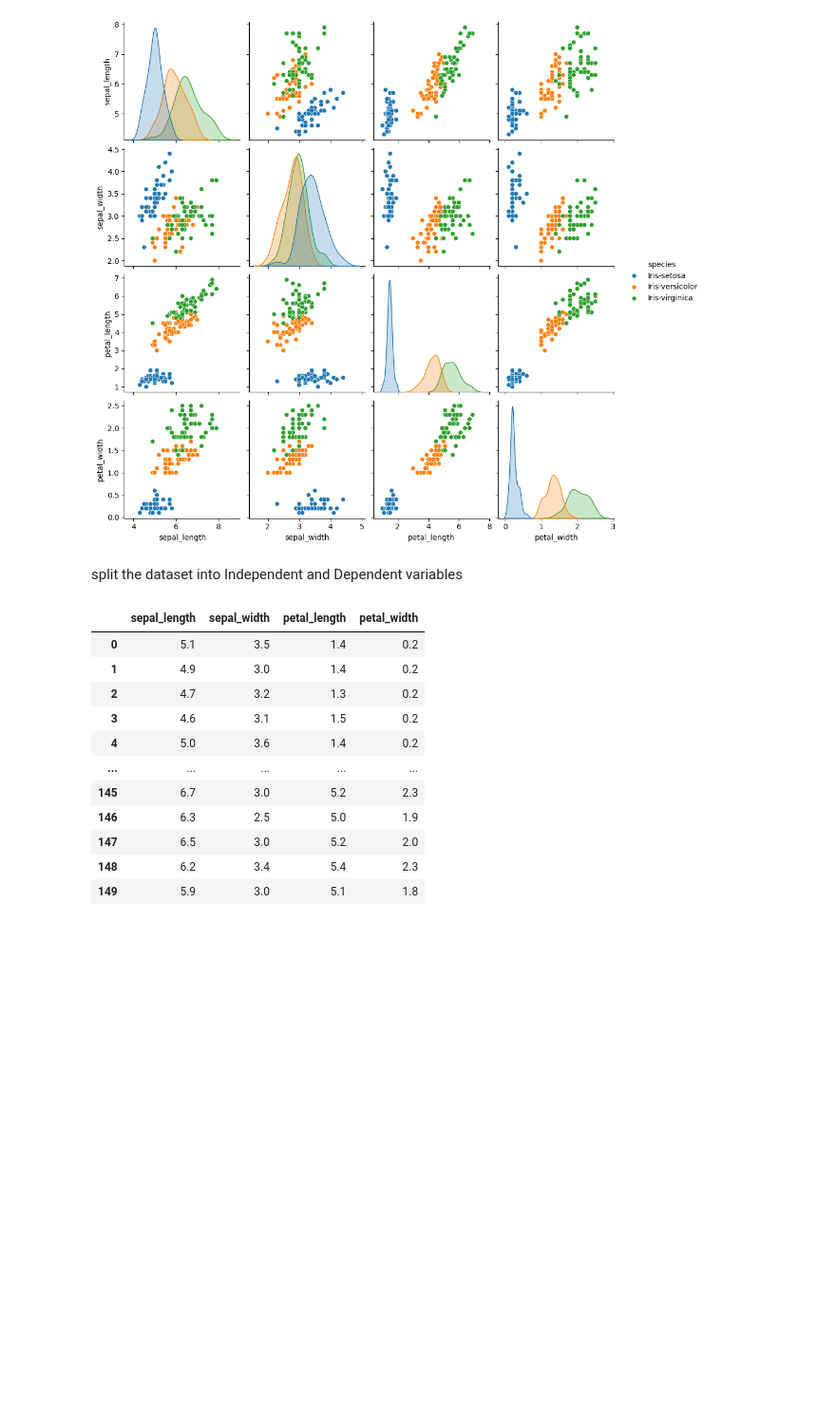
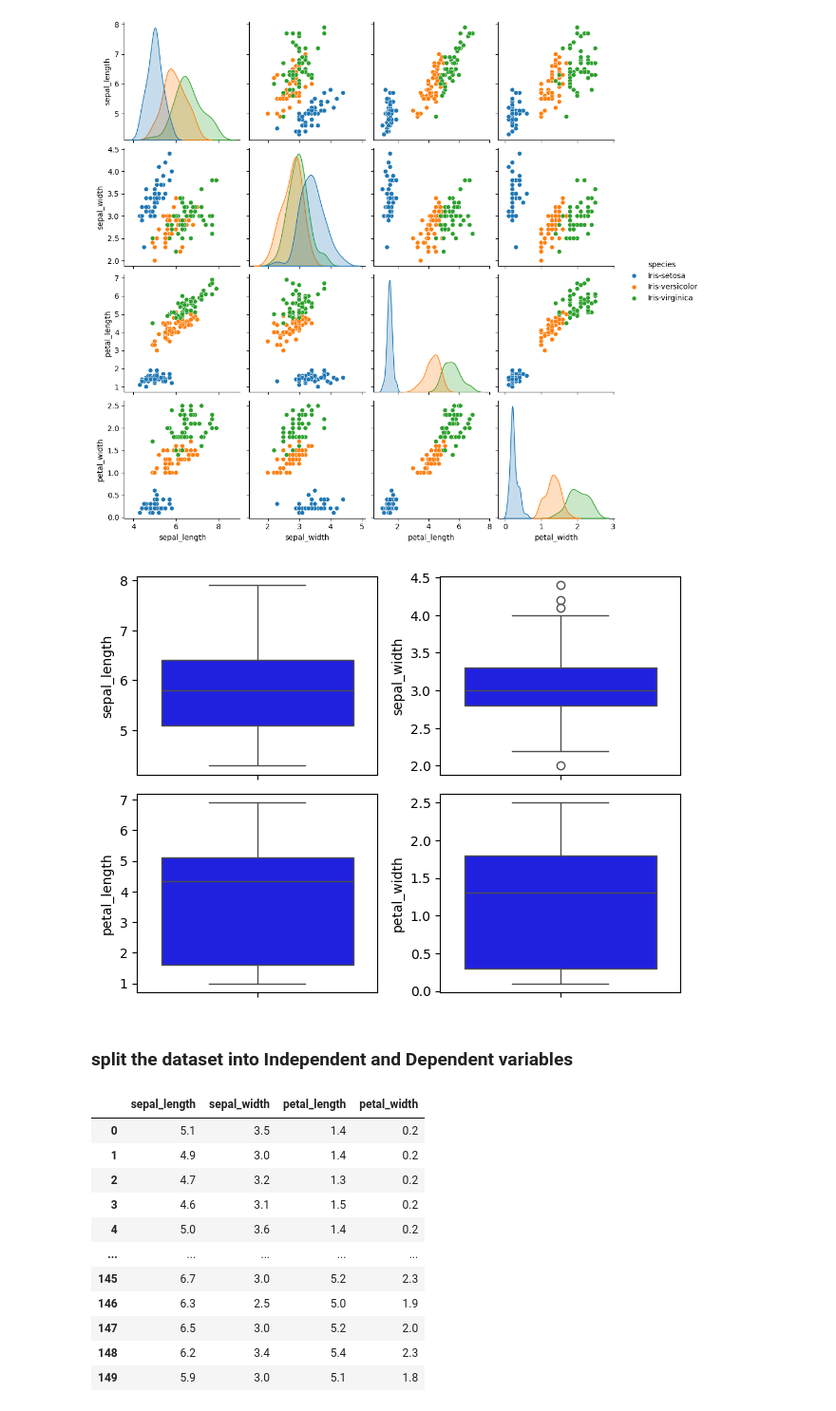
Before and after one commit to GarimaVarshney-06/CodSoft_, a Jupyter notebook: IRIS/iris.ipynb, the cells around one changed output. Shown: that part at 95% size. Saved outputs shown, nothing was run; the diff lists cells and outputs as text; code cells hidden in the pictures; blank space fills up the shorter version.

```diff
--- a/IRIS/iris.ipynb
+++ b/IRIS/iris.ipynb
@@ -76,8 +92,21 @@ sns.pairplot(df,hue='species')
 # %% [output]
 <seaborn.axisgrid.PairGrid at 0x...>
 [figure]
+# %%
+plt.subplot(2,2,1)
+sns.boxplot(df["sepal_length"],color="blue")
+plt.subplot(2,2,2)
+sns.boxplot(df["sepal_width"],color="blue")
+plt.subplot(2,2,3)
+sns.boxplot(df["petal_length"],color="blue")
+plt.subplot(2,2,4)
+sns.boxplot(df["petal_width"],color="blue")
+plt.tight_layout()
+plt.show()
+# %% [output]
+[figure, added]
 # %% [markdown]
-split the dataset into Independent and Dependent variables
+### split the dataset into Independent and Dependent variables
 # %%
 # independent variable
 X=df.drop('species',axis=1)
```
Also changed, not shown: parts of 2 cells of this notebook, 1 other file.
